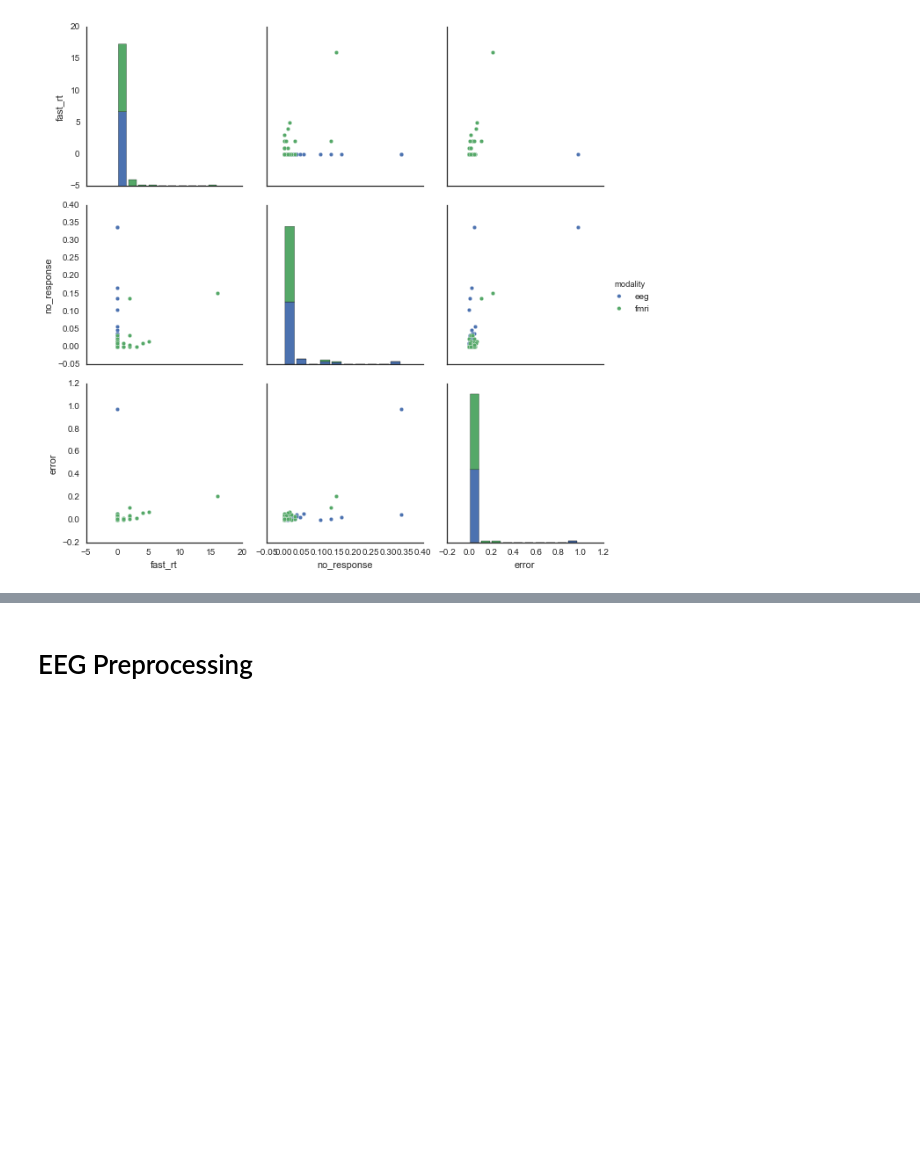
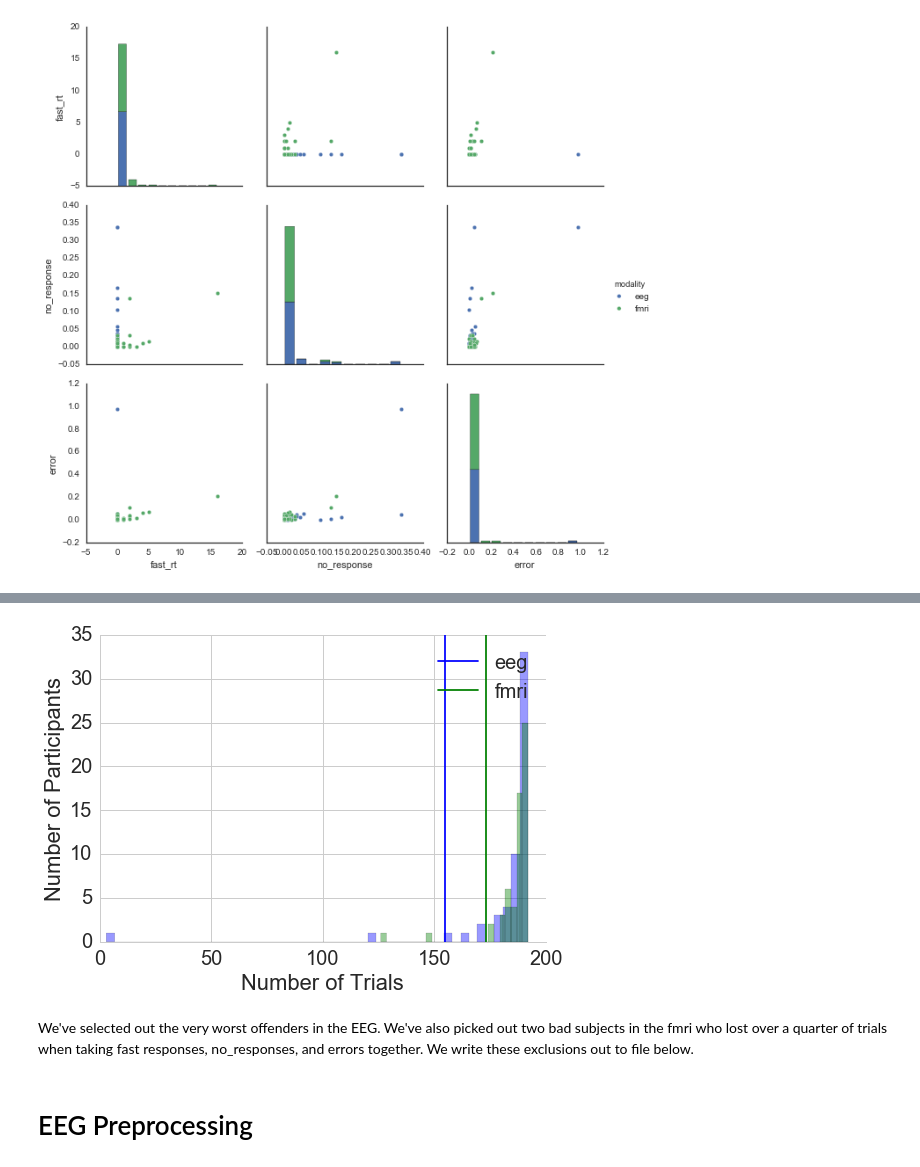
Before and after one commit to mghneurotherapeutics/msit, a Jupyter notebook: notebooks/01-preprocessing.ipynb, the cells around one changed output, grey strips where cells are left out. Cells and saved outputs as stored; diff of their text form; code cells hidden in the pictures; blank space fills up the shorter version.

Commit message:
Determined behavior subject exclusions

```diff
--- a/notebooks/01-preprocessing.ipynb
+++ b/notebooks/01-preprocessing.ipynb
@@ -285,11 +294,4 @@ So we see that the EEG design has an ITI distribution ~ U([1.75, 2, 2.25]). It i
 # %%
-import pandas as pd
-import numpy as np
-import matplotlib.pyplot as plt
-import seaborn as sns
-
-sns.set(style='white', font_scale=1)
-
 tidy_df = pd.read_csv('../data/derivatives/behavior/group_data.tsv',
                       sep='\t', na_values='n/a')
 
@@ -307,0 +327,63 @@ plt.show()
+# %%
+tidy_df = pd.read_csv('../data/derivatives/behavior/group_data.tsv',
+                      sep='\t', na_values='n/a')
+exclusions = {}
+
+# Create a new column that is 0 if a trial passes all of our exclusion
+# metrics
+exclusion_columns = ['error', 'no_response', 'fast_rt']
+tidy_df = tidy_df[['participant_id', 'modality'] + exclusion_columns]
+tidy_df['exclude'] = tidy_df.sum(axis=1)
+
+# Create a summary dataframe with non-excluded trial counts
+trial_count_df = tidy_df[tidy_df.exclude == 0] \
+                 .groupby(['participant_id', 'modality'],
+                          as_index=False) \
+                 .agg('count')
+
+# Create a summary dataframe with exclusion metrics for each participant
+# modality pairing
+agg_df = tidy_df.groupby(['participant_id', 'modality'], as_index=False) \
+                .agg({'error': 'mean', 'no_response': 'mean',
+                      'fast_rt': 'sum'})
+
+# Iterate through modalities
+for col, mod in zip(['b', 'g'], ['eeg', 'fmri']):
+    print(mod)
+
+    exclusions[mod] =[]
+
+    # Subset our summary dataframes by modality
+    trial_mod_df = trial_count_df[trial_count_df.modality == mod]
+    agg_mod_df = agg_df[agg_df.modality == mod]
+
+    # Calculate exclusion threshold
+    threshold = trial_mod_df['error'].median() - \
+                3 * trial_mod_df['error'].mad()
+    print('Threshold: %d trials' % threshold)
+
+    # Plot distribution of trials counts with threshold cutoff
+    sns.distplot(trial_mod_df['error'], norm_hist=False, kde=False,
+                 color=col)
+    plt.axvline(threshold, color=col, label='__no_legend')
+
+    # Extract subject indices of excluded subjects by threshold
+    sub_ix = np.where(trial_mod_df['error'] < threshold)[0]
+
+    print('Rejected Subjects:')
+
+    # show exclusion information
+    sub = agg_mod_df.iloc[sub_ix, :]
+    print(sub)
+
+    # update our exclusions dictionary
+    exclusions[mod] += list(sub.participant_id)
+
+
+# Pretty plot and show
+plt.xlabel('Number of Trials')
+plt.ylabel('Number of Participants')
+plt.legend(['eeg', 'fmri'])
+sns.despine()
+plt.show()
+# %% [output]
@@ -307,0 +402,3 @@ plt.show()
+[figure, added]
+# %% [markdown]
+We've selected out the very worst offenders in the EEG. We've also picked out two bad subjects in the fmri who lost over a quarter of trials when taking fast responses, no_responses, and errors together. We write these exclusions out to file below.
```
Also changed, not shown: parts of 17 cells of this notebook, 2 other files.
